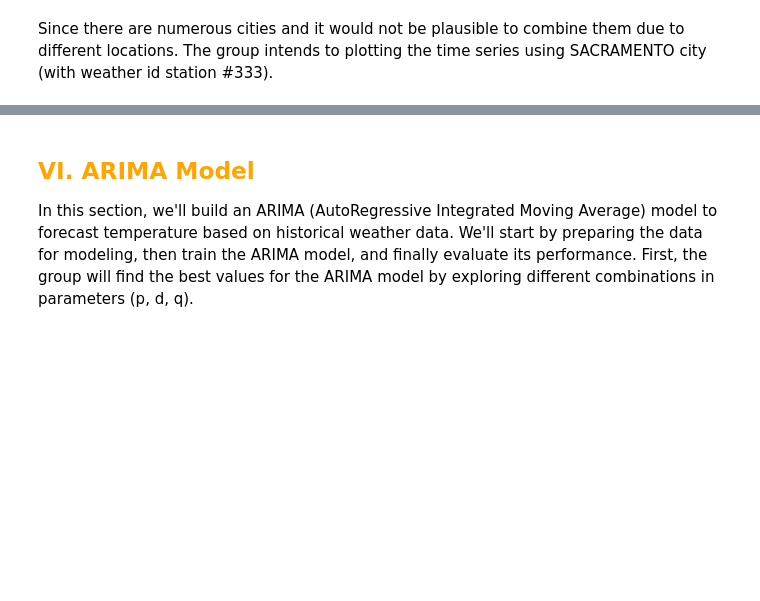
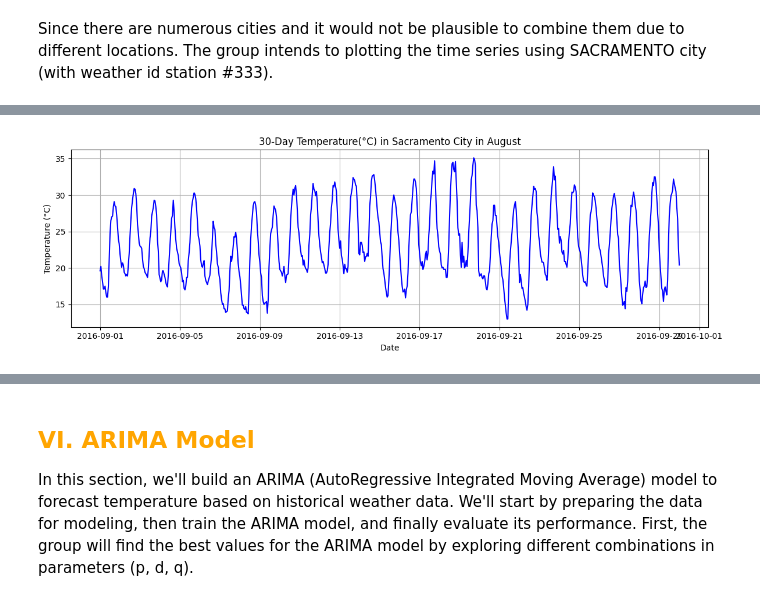
Before and after one commit to Mapua-Data-Science/module-3-exam-sudeste-group-6, a Jupyter notebook: src/notebook.ipynb, the cells around one changed output, grey strips where cells are left out. Drawn from its saved outputs; the diff is of its cells as text; code cells hidden in the pictures; blank space fills up the shorter version.

```diff
--- a/src/notebook.ipynb
+++ b/src/notebook.ipynb
@@ -183,0 +208,15 @@ chosen_city.head(3)
+# %%
+# Creating a time series plot of temperature
+# Filter the DataFrame to include only dates from August 1 to the last day of August
+august_data = chosen_city[(chosen_city['mdct'] >= '2016-09-01') & (chosen_city['mdct'] <= '2016-09-30')]
+
+plt.figure(figsize=(12, 4))
+plt.plot(august_data['mdct'], august_data['temp'], color='blue', linestyle='-')
+plt.title('30-Day Temperature(°C) in Sacramento City in August')
+plt.xlabel('Date')
+plt.ylabel('Temperature (°C)')
+plt.grid(True)
+plt.tight_layout()
+plt.show()
+# %% [output]
+[figure, added]
```
Also changed, not shown: parts of 32 cells of this notebook.
